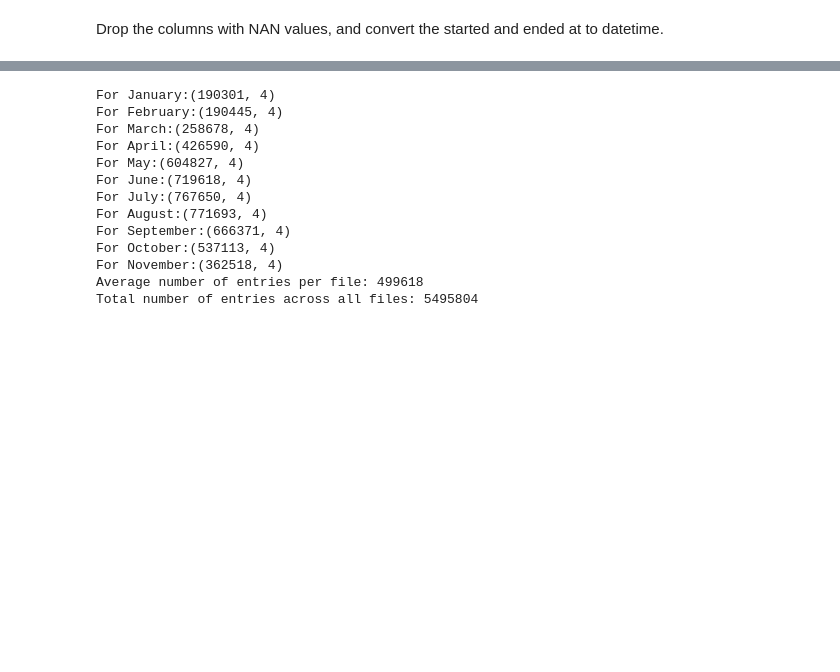
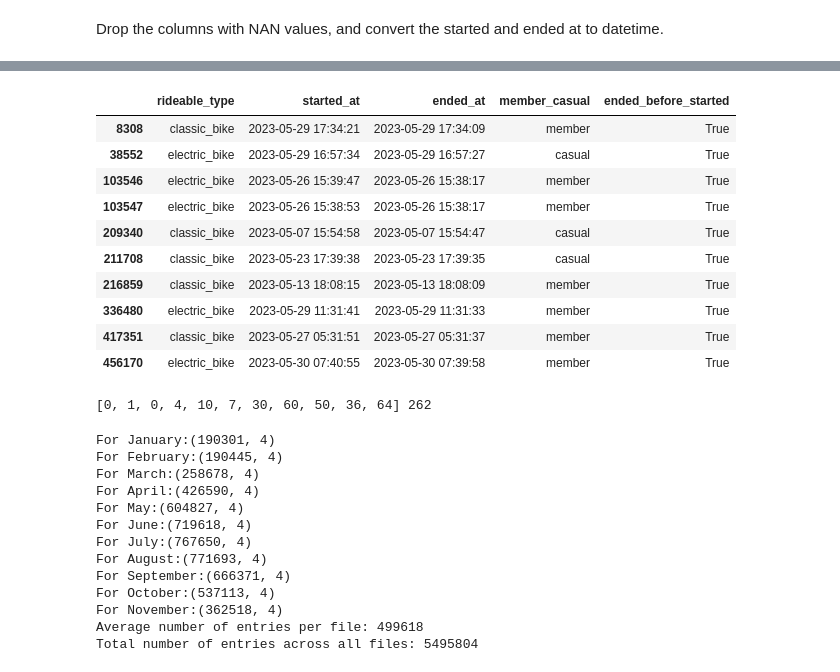
Before and after one commit to SummerKassem/BikeShareCS, a Jupyter notebook: Code/cleaning.ipynb, the cells around one changed output, grey strips where cells are left out. Saved outputs shown, nothing was run; the diff lists cells and outputs as text; code cells hidden in the pictures; blank space fills up the shorter version.

```diff
--- a/Code/cleaning.ipynb
+++ b/Code/cleaning.ipynb
@@ -231,7 +231,8 @@ check_NAN(data, "NaN_Percentages_Orig.csv")
 # %% [markdown]
 Drop the columns with NAN values, and convert the started and ended at to datetime.
 # %%
-def clean_data(dataset):
+# 1st phase of clean data with the ended_before_started column to be able to see and count the entries where this is True
+def clean_data1(dataset):
     col_to_drop = ['ride_id', 'start_station_name', 'start_station_id', 'end_station_name', 'end_station_id', 'start_lat', 'start_lng', 'end_lat', 'end_lng']
     clean_data = {}
 
@@ -243,7 +244,8 @@ def clean_data(dataset):
         #df.dropnna(subset = "Column Name", inplace=True) # drop rows where column_name has NaN
 
         # convert columns to datetime
-        clean_data[month]['started_at'] = pd.to_datetime(clean_data[month]['started_at'])
-        clean_data[month]['ended_at']   = pd.to_datetime(clean_data[month]['ended_at'])
+        clean_data[month]['started_at'] = pd.to_datetime(df['started_at'])
+        clean_data[month]['ended_at']   = pd.to_datetime(df['ended_at'])
+        clean_data[month]['ended_before_started'] = clean_data[month]['started_at'] > clean_data[month]['ended_at']
 
     return clean_data
@@ -265,0 +252,2 @@ memory usage: 5.8+ MB
+# %%
+cleaned_data1 = clean_data1(data)
@@ -265,0 +276,21 @@ memory usage: 5.8+ MB
+# %%
+df = cleaned_data1['May']
+df.loc[df['ended_before_started'] == True]
+# %% [output]
+|  | rideable_type | started_at | ended_at | member_casual | ended_before_started |
+| 8308 | classic_bike | 2023-05-29 17:34:21 | 2023-05-29 17:34:09 | member | True |
+| 38552 | electric_bike | 2023-05-29 16:57:34 | 2023-05-29 16:57:27 | casual | True |
+| 103546 | electric_bike | 2023-05-26 15:39:47 | 2023-05-26 15:38:17 | member | True |
+| 103547 | electric_bike | 2023-05-26 15:38:53 | 2023-05-26 15:38:17 | member | True |
+| 209340 | classic_bike | 2023-05-07 15:54:58 | 2023-05-07 15:54:47 | casual | True |
+| 211708 | classic_bike | 2023-05-23 17:39:38 | 2023-05-23 17:39:35 | casual | True |
+| 216859 | classic_bike | 2023-05-13 18:08:15 | 2023-05-13 18:08:09 | member | True |
+| 336480 | electric_bike | 2023-05-29 11:31:41 | 2023-05-29 11:31:33 | member | True |
+| 417351 | classic_bike | 2023-05-27 05:31:51 | 2023-05-27 05:31:37 | member | True |
+| 456170 | electric_bike | 2023-05-30 07:40:55 | 2023-05-30 07:39:58 | member | True |
+# %%
+# calculates total number of entries where ended_before_started == True
+total = [df['ended_before_started'].loc[df['ended_before_started'] == True].sum() for _, df in cleaned_data1.items()]
+print(total, sum(total))
+# %% [output]
+[0, 1, 0, 4, 10, 7, 30, 60, 50, 36, 64] 262
```
Also changed, not shown: parts of 11 cells of this notebook, 10 other files.
